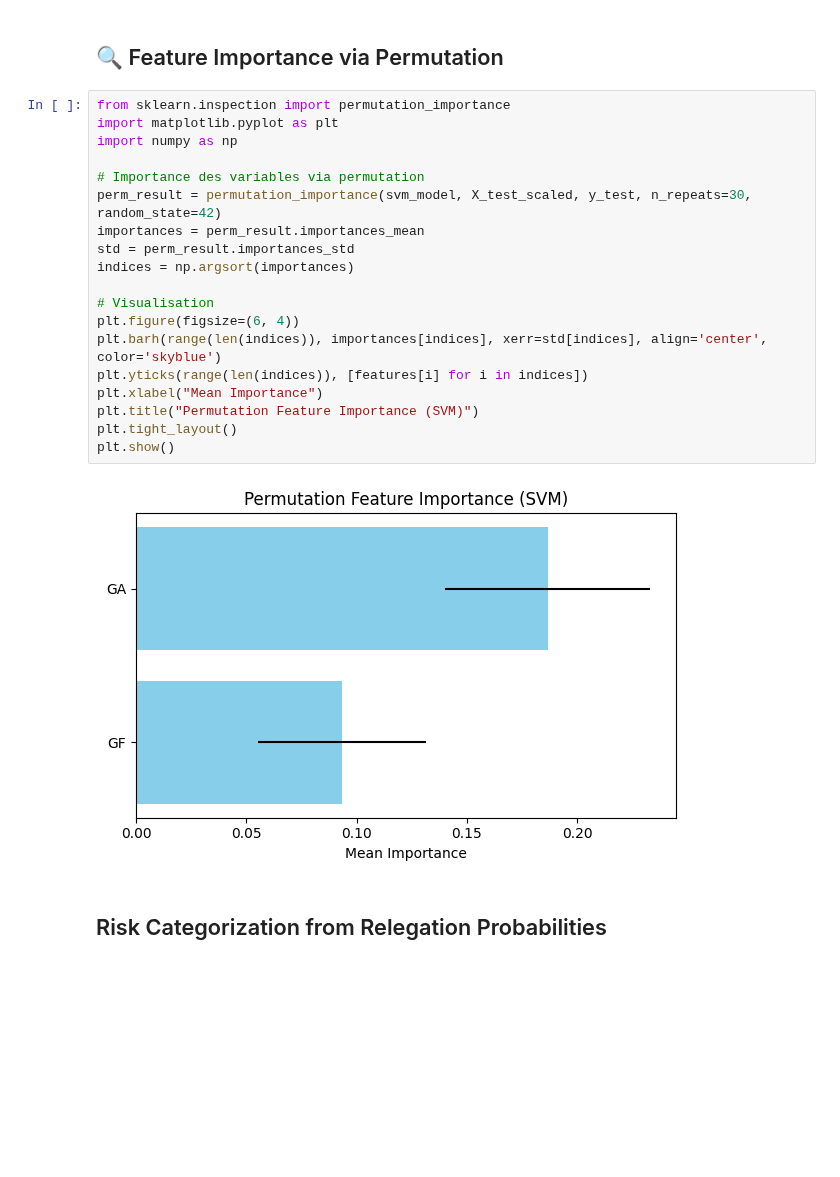
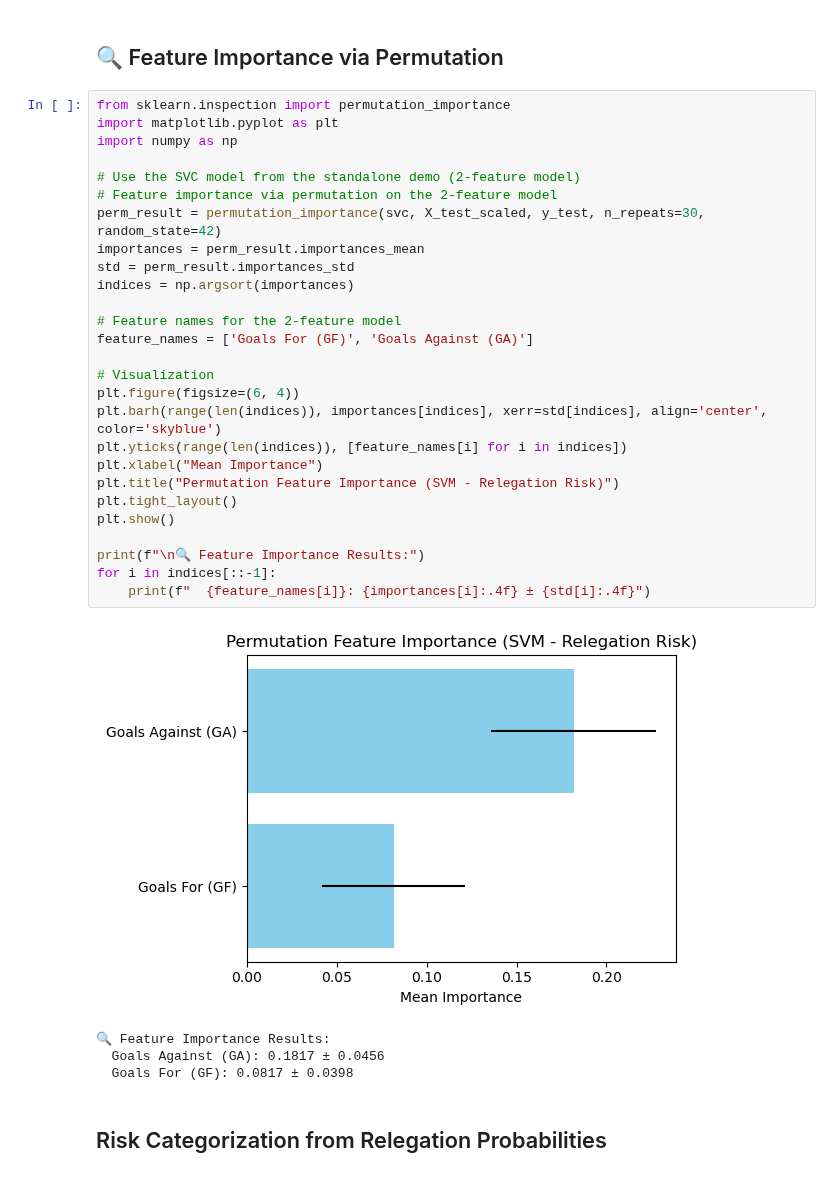
Before and after one commit to AtfastrSlushyMaker/pl-standings-prediction-project, a Jupyter notebook: notebooks/algorithms/SVM/svm_model.ipynb, the cells around one changed output. Saved outputs shown, nothing was run; the diff lists cells and outputs as text; blank space fills up the shorter version.

```diff
--- a/notebooks/algorithms/SVM/svm_model.ipynb
+++ b/notebooks/algorithms/SVM/svm_model.ipynb
@@ -659,24 +670,35 @@ print("🔻 Top 3 Relegation Risks:\n", test_df[['Team', 'Prob_Relegation']].tai
 # %%
 from sklearn.inspection import permutation_importance
 import matplotlib.pyplot as plt
 import numpy as np
 
-# Importance des variables via permutation
-perm_result = permutation_importance(svm_model, X_test_scaled, y_test, n_repeats=30, random_state=42)
+# Use the SVC model from the standalone demo (2-feature model)
+# Feature importance via permutation on the 2-feature model
+perm_result = permutation_importance(svc, X_test_scaled, y_test, n_repeats=30, random_state=42)
 importances = perm_result.importances_mean
 std = perm_result.importances_std
 indices = np.argsort(importances)
 
-# Visualisation
+# Feature names for the 2-feature model
+feature_names = ['Goals For (GF)', 'Goals Against (GA)']
+
+# Visualization
 plt.figure(figsize=(6, 4))
 plt.barh(range(len(indices)), importances[indices], xerr=std[indices], align='center', color='skyblue')
-plt.yticks(range(len(indices)), [features[i] for i in indices])
+plt.yticks(range(len(indices)), [feature_names[i] for i in indices])
 plt.xlabel("Mean Importance")
-plt.title("Permutation Feature Importance (SVM)")
+plt.title("Permutation Feature Importance (SVM - Relegation Risk)")
 plt.tight_layout()
 plt.show()
+
+print(f"\n🔍 Feature Importance Results:")
+for i in indices[::-1]:
+    print(f"  {feature_names[i]}: {importances[i]:.4f} ± {std[i]:.4f}")
 # %% [output]
-[figure, old version]
+[figure, new version]
+🔍 Feature Importance Results:
+  Goals Against (GA): 0.1817 ± 0.0456
+  Goals For (GF): 0.0817 ± 0.0398
 # %% [markdown]
 ## Risk Categorization from Relegation Probabilities
 # %%
```
Also changed, not shown: parts of 7 cells of this notebook, 8 other files.
